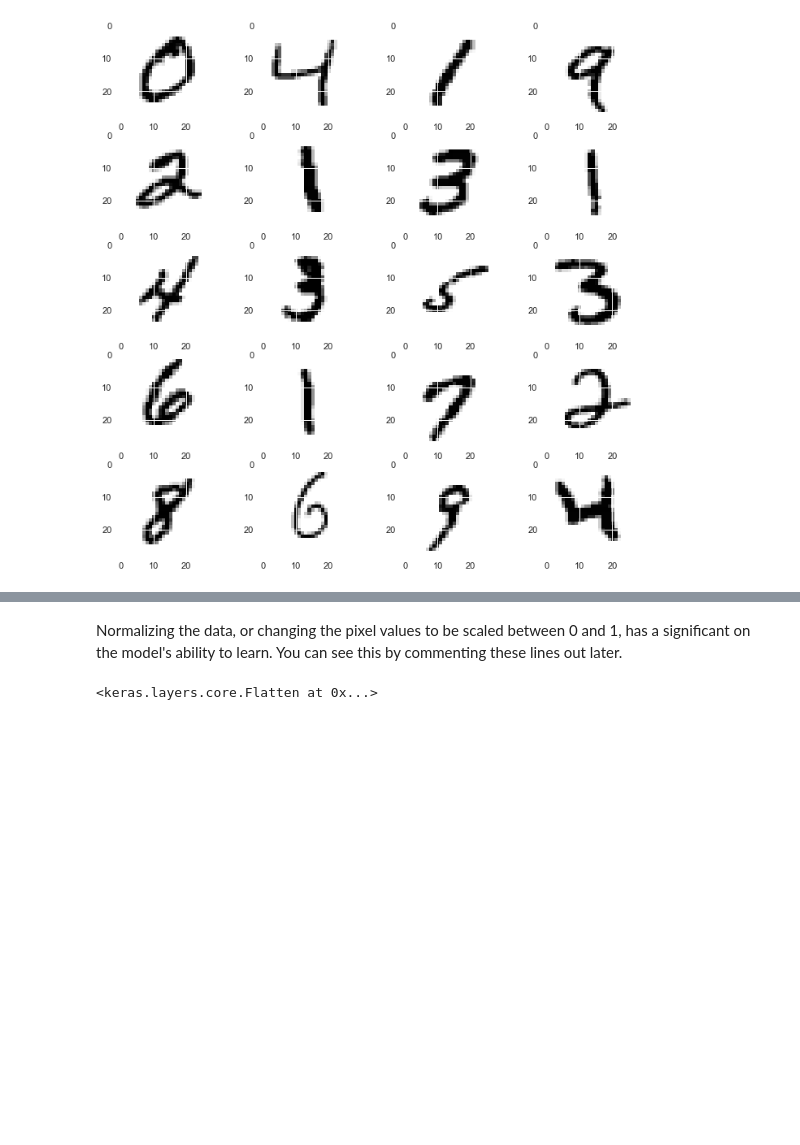
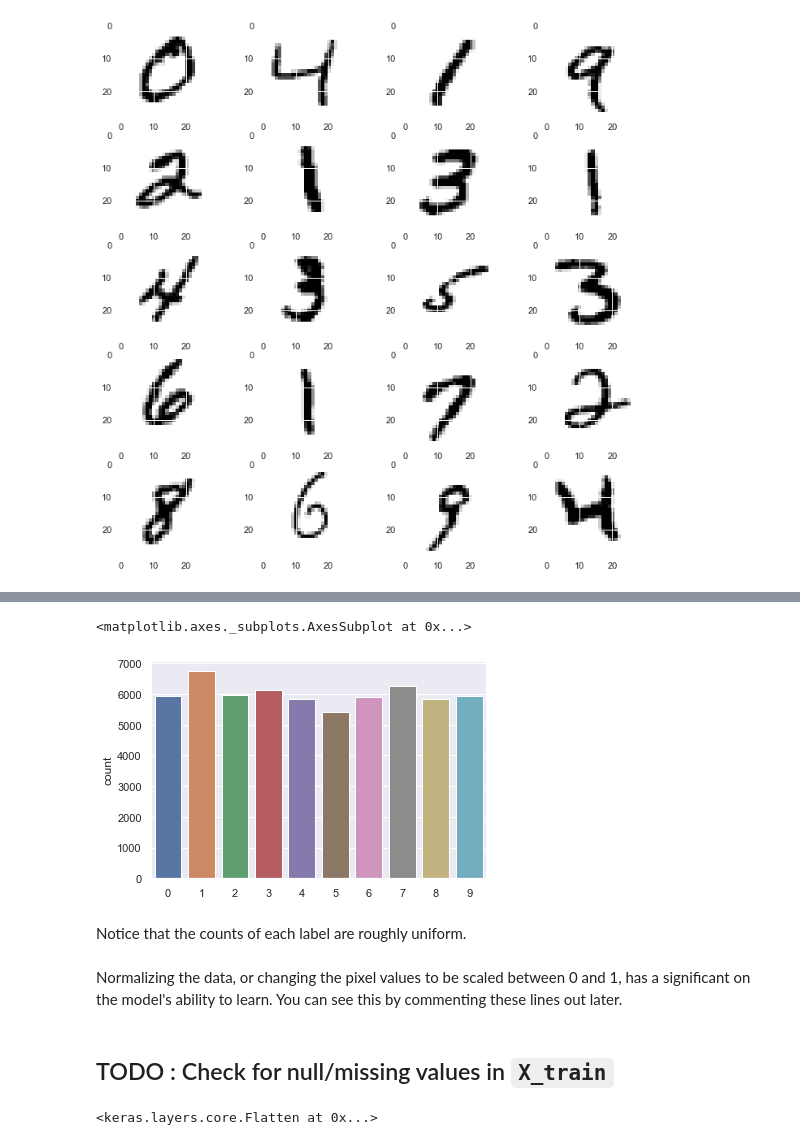
Before and after one commit to Unique-Divine/Hello-World-of-ML, a Jupyter notebook: Image Recognition/MNIST Digits - Neural Network/MNIST Digit Classification.ipynb, the cells around one changed output, grey strips where cells are left out. Saved outputs shown, nothing was run; the diff lists cells and outputs as text; code cells hidden in the pictures; blank space fills up the shorter version.

Commit message:
add TODO and 1 timebox of work

```diff
--- a/Image Recognition/MNIST Digits - Neural Network/MNIST Digit Classification.ipynb
+++ b/Image Recognition/MNIST Digits - Neural Network/MNIST Digit Classification.ipynb
@@ -16,5 +19,5 @@ tf.__version__
 import keras
 from keras.datasets import mnist
 mnist = keras.datasets.mnist
-(x_train, y_train), (x_test, y_test) = mnist.load_data()
+(X_train, Y_train), (X_test, y_test) = mnist.load_data()
 # %%
@@ -68,4 +87,14 @@ plt.show()
+# %%
+# Plot the counts of each label of the training set.
+sns.countplot(Y_train)
+# %% [output]
+<matplotlib.axes._subplots.AxesSubplot at 0x...>
+[figure, added]
+# %% [markdown]
+Notice that the counts of each label are roughly uniform.
 # %% [markdown]
 Normalizing the data, or changing the pixel values to be scaled between 0 and 1, has a significant on the model's ability to learn. You can see this by commenting these lines out later.
+# %% [markdown]
+## TODO : Check for null/missing values in `X_train`
 # %%
 # normalize the data
```
Also changed, not shown: parts of 13 cells of this notebook.
